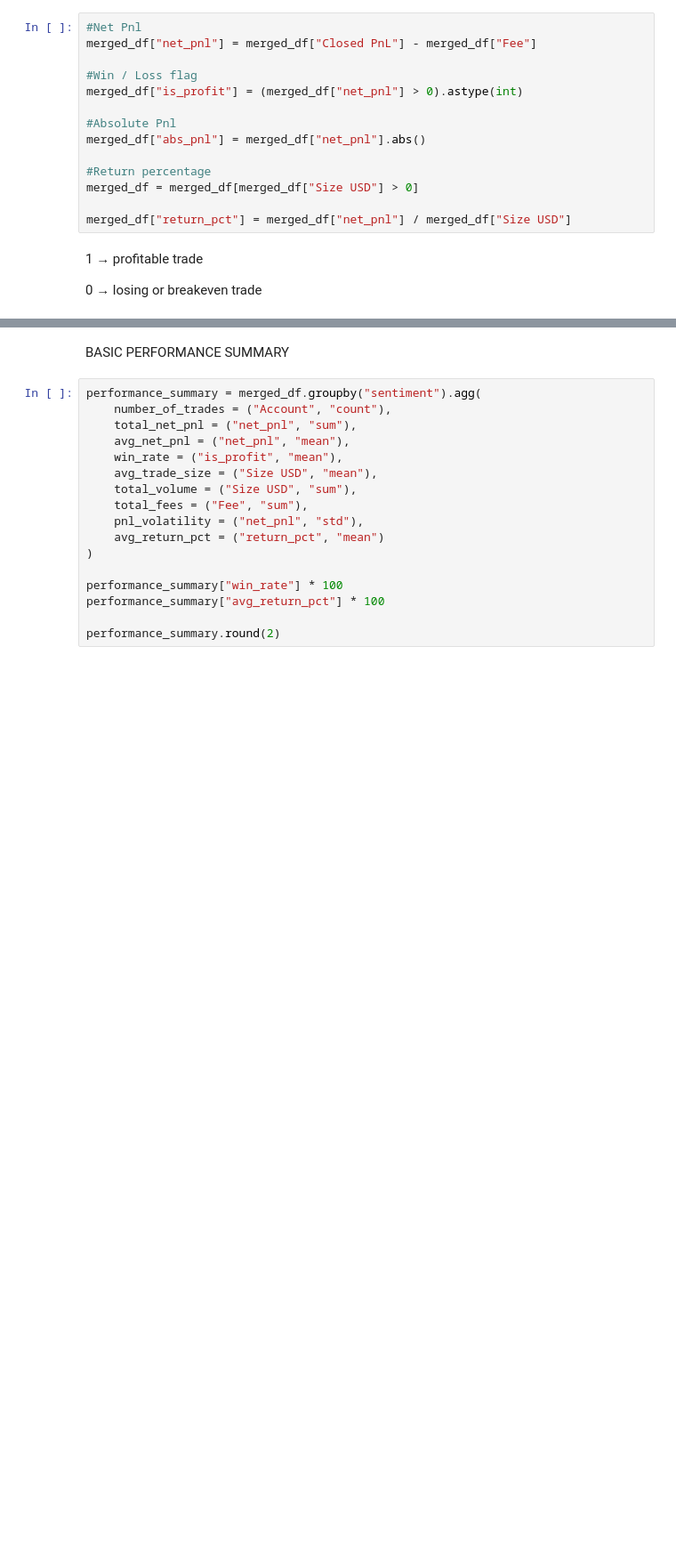
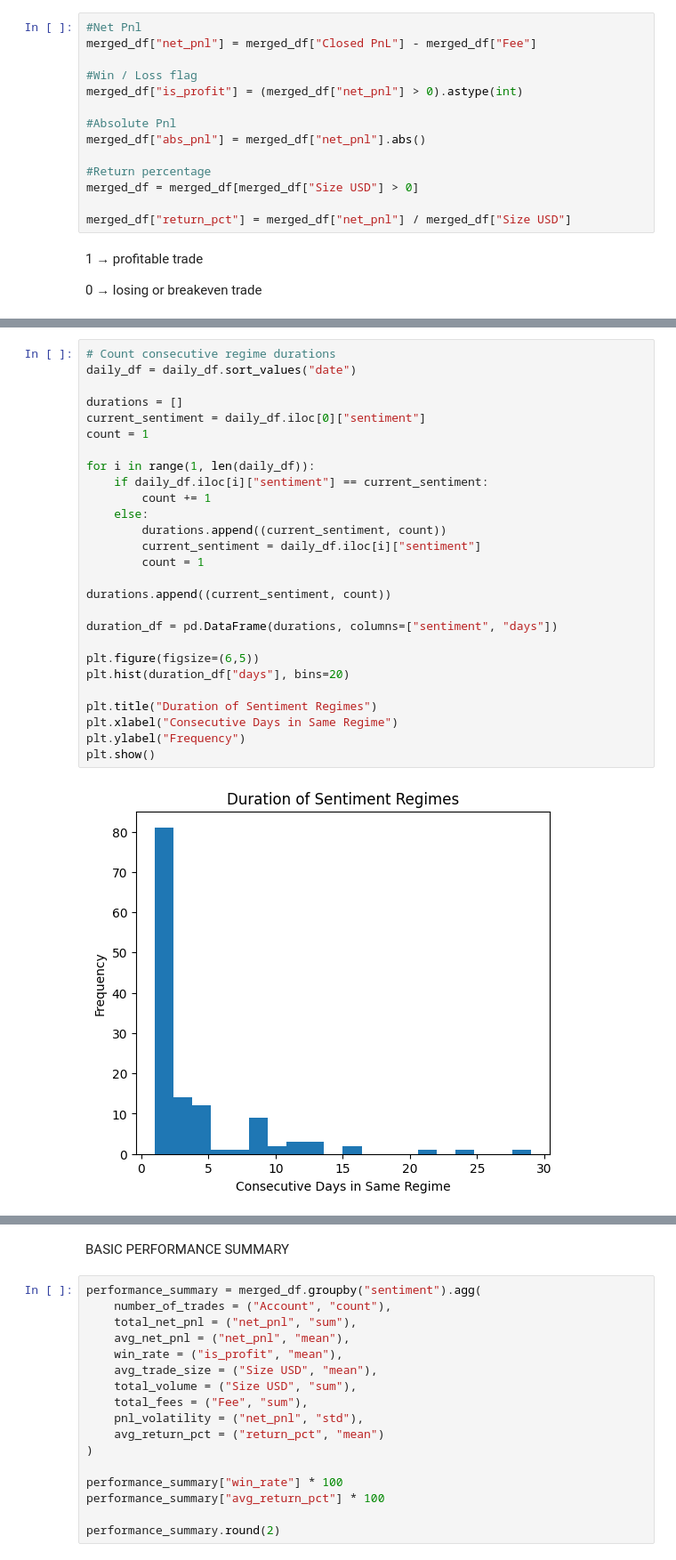
Before and after one commit to Malleshnp/-market-sentiment-Fear-Greed-trader-behavior-and-performance, a Jupyter notebook: notebook_1.ipynb, the cells around one changed output, grey strips where cells are left out. Shown at 89% size. Cells and saved outputs as stored; diff of their text form; blank space fills up the shorter version.

```diff
--- a/notebook_1.ipynb
+++ b/notebook_1.ipynb
@@ -145,0 +264,29 @@ merged_df["return_pct"] = merged_df["net_pnl"] / merged_df["Size USD"]
+# %%
+# Count consecutive regime durations
+daily_df = daily_df.sort_values("date")
+
+durations = []
+current_sentiment = daily_df.iloc[0]["sentiment"]
+count = 1
+
+for i in range(1, len(daily_df)):
+    if daily_df.iloc[i]["sentiment"] == current_sentiment:
+        count += 1
+    else:
+        durations.append((current_sentiment, count))
+        current_sentiment = daily_df.iloc[i]["sentiment"]
+        count = 1
+
+durations.append((current_sentiment, count))
+
+duration_df = pd.DataFrame(durations, columns=["sentiment", "days"])
+
+plt.figure(figsize=(6,5))
+plt.hist(duration_df["days"], bins=20)
+
+plt.title("Duration of Sentiment Regimes")
+plt.xlabel("Consecutive Days in Same Regime")
+plt.ylabel("Frequency")
+plt.show()
+# %% [output]
+[figure, added]
```
Also changed, not shown: parts of 35 cells of this notebook.
